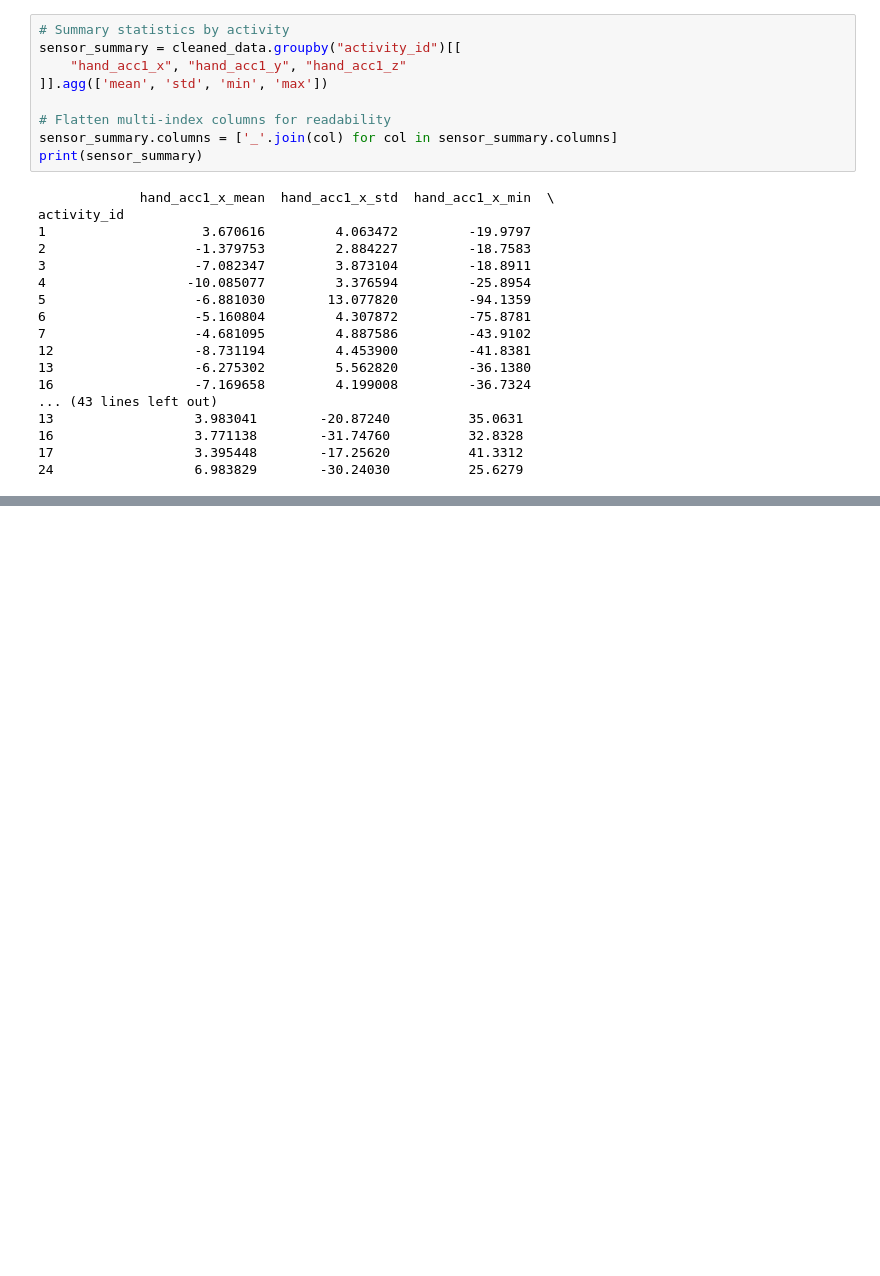
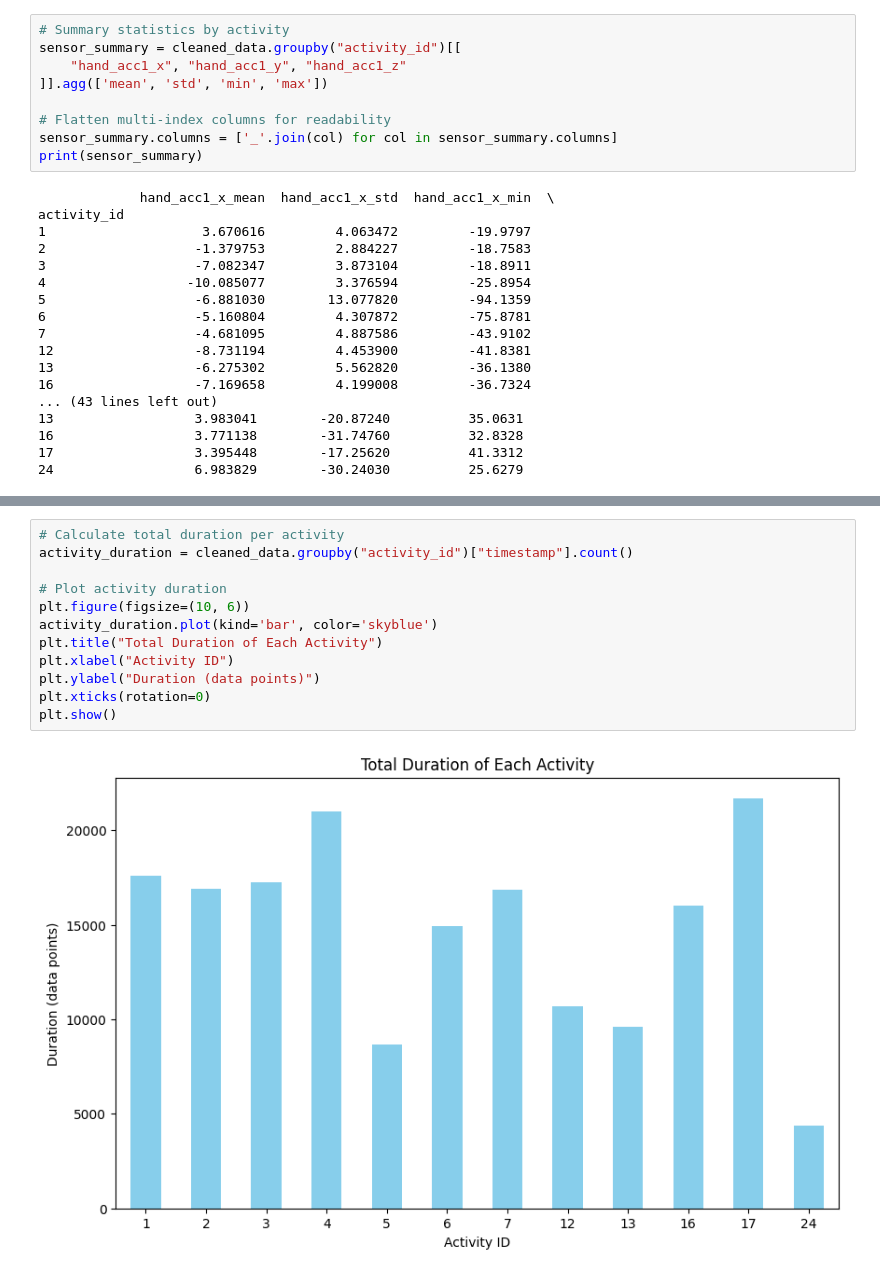
Before and after one commit to Balajinanda/Datascience-Project, a Jupyter notebook: Data_Science_Project.ipynb, the cells around one changed output, grey strips where cells are left out. Cells and saved outputs as stored; diff of their text form; blank space fills up the shorter version.

```diff
--- a/Data_Science_Project.ipynb
+++ b/Data_Science_Project.ipynb
@@ -337,0 +365,14 @@ activity_id
+# %%
+# Calculate total duration per activity
+activity_duration = cleaned_data.groupby("activity_id")["timestamp"].count()
+
+# Plot activity duration
+plt.figure(figsize=(10, 6))
+activity_duration.plot(kind='bar', color='skyblue')
+plt.title("Total Duration of Each Activity")
+plt.xlabel("Activity ID")
+plt.ylabel("Duration (data points)")
+plt.xticks(rotation=0)
+plt.show()
+# %% [output]
+[figure, added]
```
Also changed, not shown: parts of 9 cells of this notebook.
